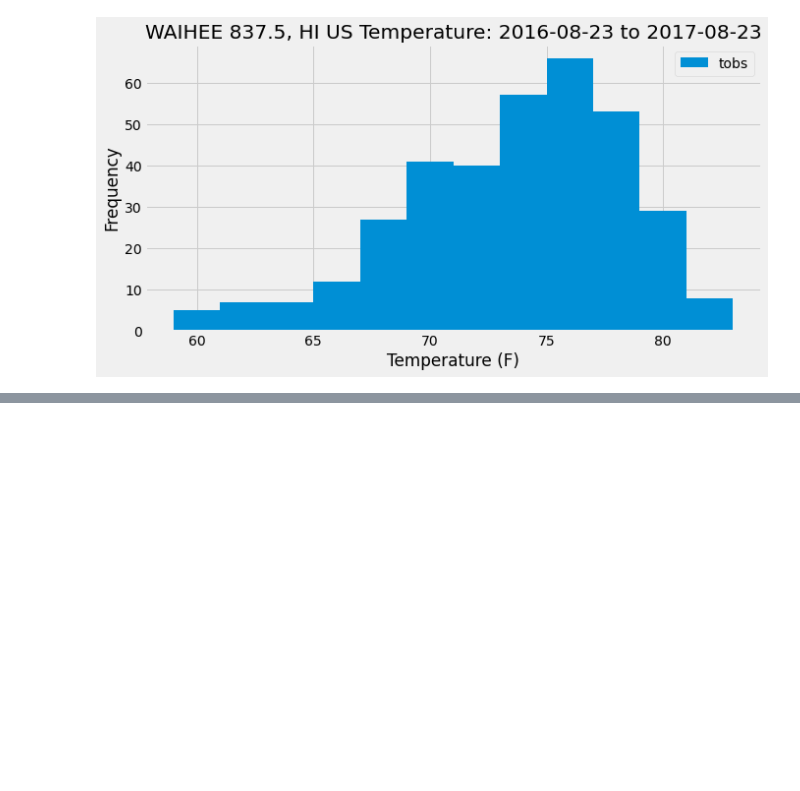
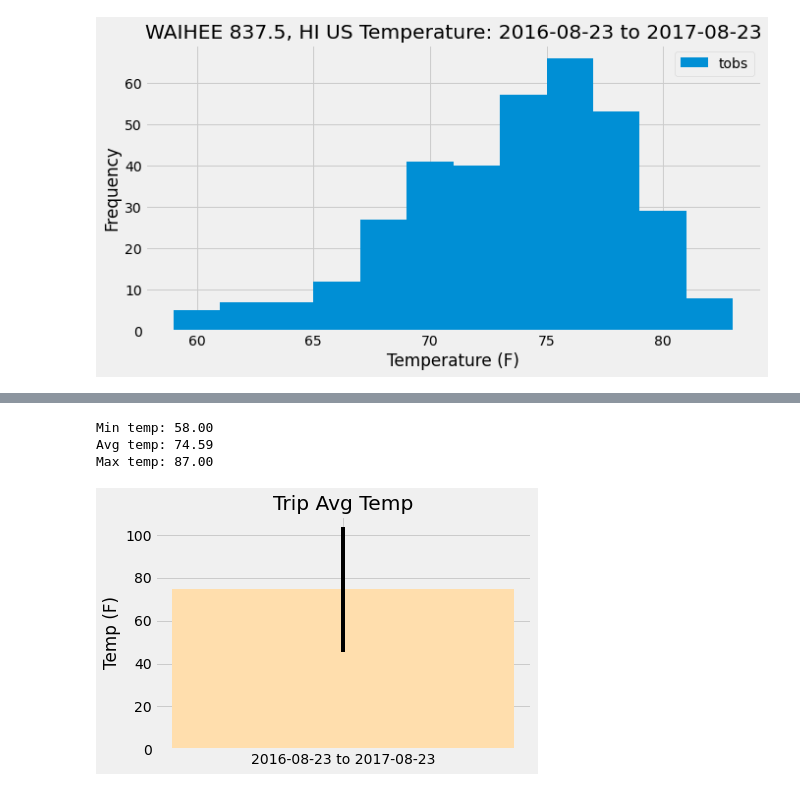
Before and after one commit to meielerol/sqlalchemy-challenge, a Jupyter notebook: climate_starter.ipynb, the cells around one changed output, grey strips where cells are left out. Drawn from its saved outputs; the diff is of its cells as text; code cells hidden in the pictures; blank space fills up the shorter version.

```diff
--- a/climate_starter.ipynb
+++ b/climate_starter.ipynb
@@ -265,8 +268,31 @@ print(calc_temps('2012-02-28', '2012-03-05'))
 # %%
 # Use your previous function `calc_temps` to calculate the tmin, tavg, and tmax
 # for your trip using the previous year's data for those same dates.
+tempStats = calc_temps(startDate,endDate)
+tempMin = tempStats[0][0]
+tempAvg = tempStats[0][1]
+tempMax = tempStats[0][2]
+print(f"Min temp: {'{:,.2f}'.format(tempMin)}\nAvg temp: {'{:,.2f}'.format(tempAvg)}\nMax temp: {'{:,.2f}'.format(tempMax)}")
+# %% [output]
+Min temp: 58.00
+Avg temp: 74.59
+Max temp: 87.00
 # %%
 # Plot the results from your previous query as a bar chart.
 # Use "Trip Avg Temp" as your Title
 # Use the average temperature for the y value
 # Use the peak-to-peak (tmax-tmin) value as the y error bar (yerr)
+chartTitle_barErr = "Trip Avg Temp"
+tripDates = f"{startDate} to {endDate}"
+errorBars = tempMax - tempMin
+
+#plot the chart
+plt.bar(tripDates,tempAvg,yerr=errorBars,color="navajowhite",alpha=1)
+plt.title(chartTitle_barErr)
+plt.ylabel("Temp (F)")
+
+#save figure
+plt.savefig(os.path.join(outputFilePath,"AvgTemp-Chart.png"))
+plt.show()
+# %% [output]
+[figure, added]
```
Also changed, not shown: parts of 10 cells of this notebook.
